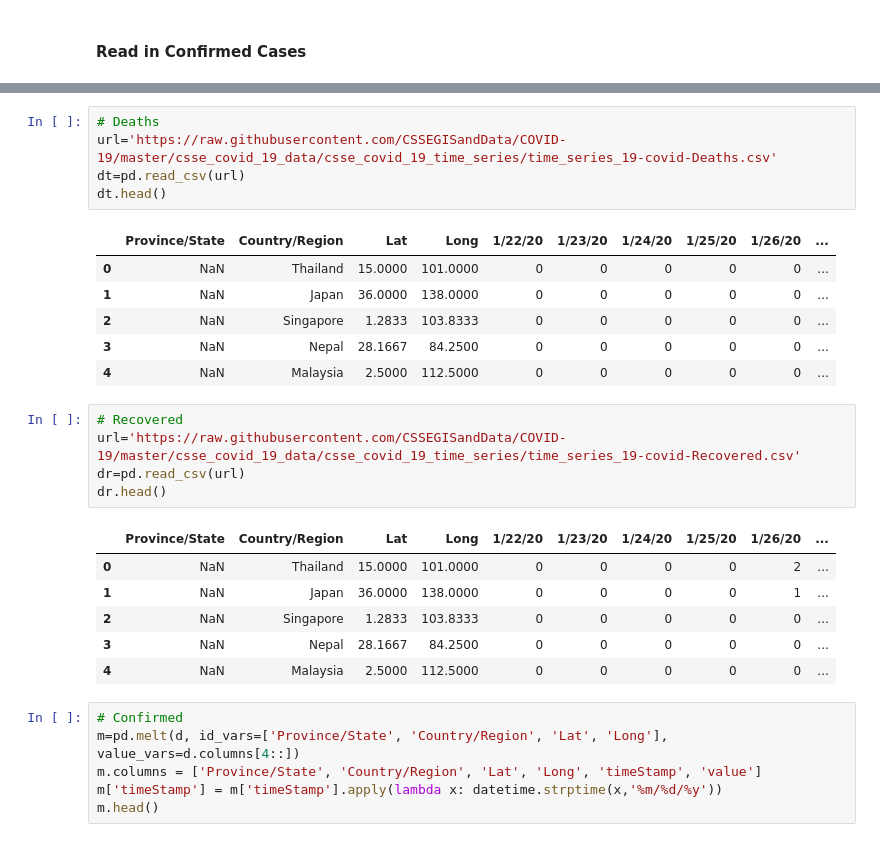
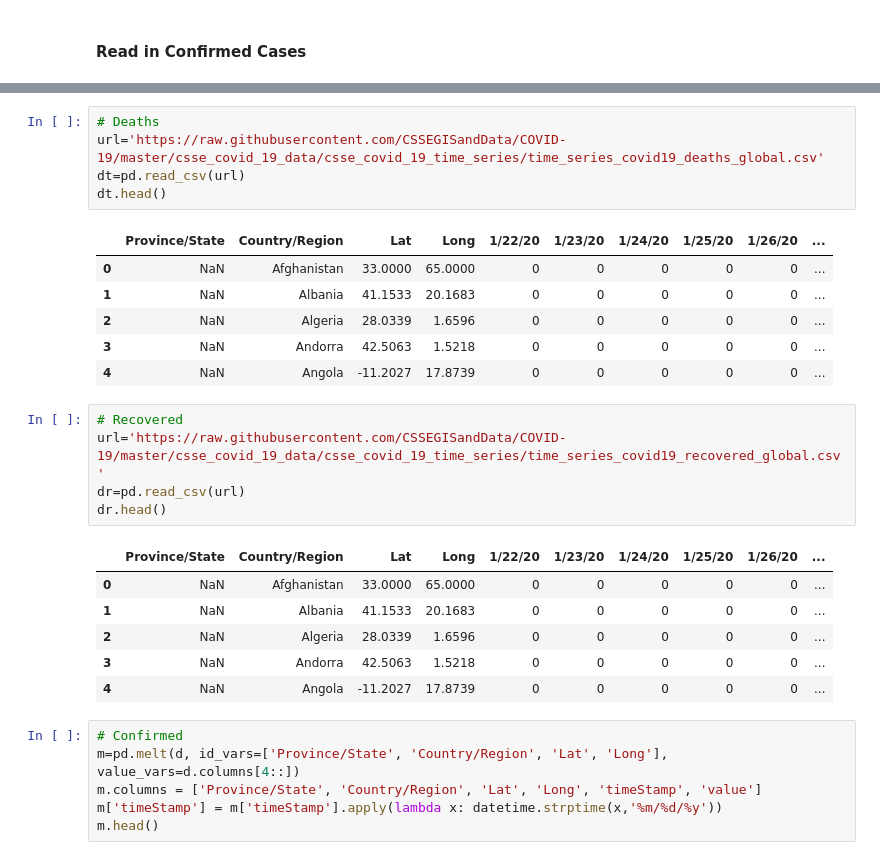
Before and after one commit to mchirico/COVID-19, a Jupyter notebook: COVID_19.ipynb, the cells around one changed output, grey strips where cells are left out. Cells and saved outputs as stored; diff of their text form.

```diff
--- a/COVID_19.ipynb
+++ b/COVID_19.ipynb
@@ -178,27 +261,27 @@ c[d.columns[-10::].tolist()].diff(axis = 1)
 # %%
 # Deaths
-url='https://raw.githubusercontent.com/CSSEGISandData/COVID-19/master/csse_covid_19_data/csse_covid_19_time_series/time_series_19-covid-Deaths.csv'
+url='https://raw.githubusercontent.com/CSSEGISandData/COVID-19/master/csse_covid_19_data/csse_covid_19_time_series/time_series_covid19_deaths_global.csv'
 dt=pd.read_csv(url)
 dt.head()
 # %% [output]
 |  | Province/State | Country/Region | Lat | Long | 1/22/20 | 1/23/20 | 1/24/20 | 1/25/20 | 1/26/20 | ... |
-| 0 | NaN | Thailand | 15.0000 | 101.0000 | 0 | 0 | 0 | 0 | 0 | ... |
-| 1 | NaN | Japan | 36.0000 | 138.0000 | 0 | 0 | 0 | 0 | 0 | ... |
-| 2 | NaN | Singapore | 1.2833 | 103.8333 | 0 | 0 | 0 | 0 | 0 | ... |
-| 3 | NaN | Nepal | 28.1667 | 84.2500 | 0 | 0 | 0 | 0 | 0 | ... |
-| 4 | NaN | Malaysia | 2.5000 | 112.5000 | 0 | 0 | 0 | 0 | 0 | ... |
+| 0 | NaN | Afghanistan | 33.0000 | 65.0000 | 0 | 0 | 0 | 0 | 0 | ... |
+| 1 | NaN | Albania | 41.1533 | 20.1683 | 0 | 0 | 0 | 0 | 0 | ... |
+| 2 | NaN | Algeria | 28.0339 | 1.6596 | 0 | 0 | 0 | 0 | 0 | ... |
+| 3 | NaN | Andorra | 42.5063 | 1.5218 | 0 | 0 | 0 | 0 | 0 | ... |
+| 4 | NaN | Angola | -11.2027 | 17.8739 | 0 | 0 | 0 | 0 | 0 | ... |
 # %%
 # Recovered
-url='https://raw.githubusercontent.com/CSSEGISandData/COVID-19/master/csse_covid_19_data/csse_covid_19_time_series/time_series_19-covid-Recovered.csv'
+url='https://raw.githubusercontent.com/CSSEGISandData/COVID-19/master/csse_covid_19_data/csse_covid_19_time_series/time_series_covid19_recovered_global.csv'
 dr=pd.read_csv(url)
 dr.head()
 # %% [output]
 |  | Province/State | Country/Region | Lat | Long | 1/22/20 | 1/23/20 | 1/24/20 | 1/25/20 | 1/26/20 | ... |
-| 0 | NaN | Thailand | 15.0000 | 101.0000 | 0 | 0 | 0 | 0 | 2 | ... |
-| 1 | NaN | Japan | 36.0000 | 138.0000 | 0 | 0 | 0 | 0 | 1 | ... |
-| 2 | NaN | Singapore | 1.2833 | 103.8333 | 0 | 0 | 0 | 0 | 0 | ... |
-| 3 | NaN | Nepal | 28.1667 | 84.2500 | 0 | 0 | 0 | 0 | 0 | ... |
-| 4 | NaN | Malaysia | 2.5000 | 112.5000 | 0 | 0 | 0 | 0 | 0 | ... |
+| 0 | NaN | Afghanistan | 33.0000 | 65.0000 | 0 | 0 | 0 | 0 | 0 | ... |
+| 1 | NaN | Albania | 41.1533 | 20.1683 | 0 | 0 | 0 | 0 | 0 | ... |
+| 2 | NaN | Algeria | 28.0339 | 1.6596 | 0 | 0 | 0 | 0 | 0 | ... |
+| 3 | NaN | Andorra | 42.5063 | 1.5218 | 0 | 0 | 0 | 0 | 0 | ... |
+| 4 | NaN | Angola | -11.2027 | 17.8739 | 0 | 0 | 0 | 0 | 0 | ... |
 # %%
 # Confirmed
 m=pd.melt(d, id_vars=['Province/State', 'Country/Region', 'Lat', 'Long'], value_vars=d.columns[4::])
```
Also changed, not shown: parts of 20 cells of this notebook.
